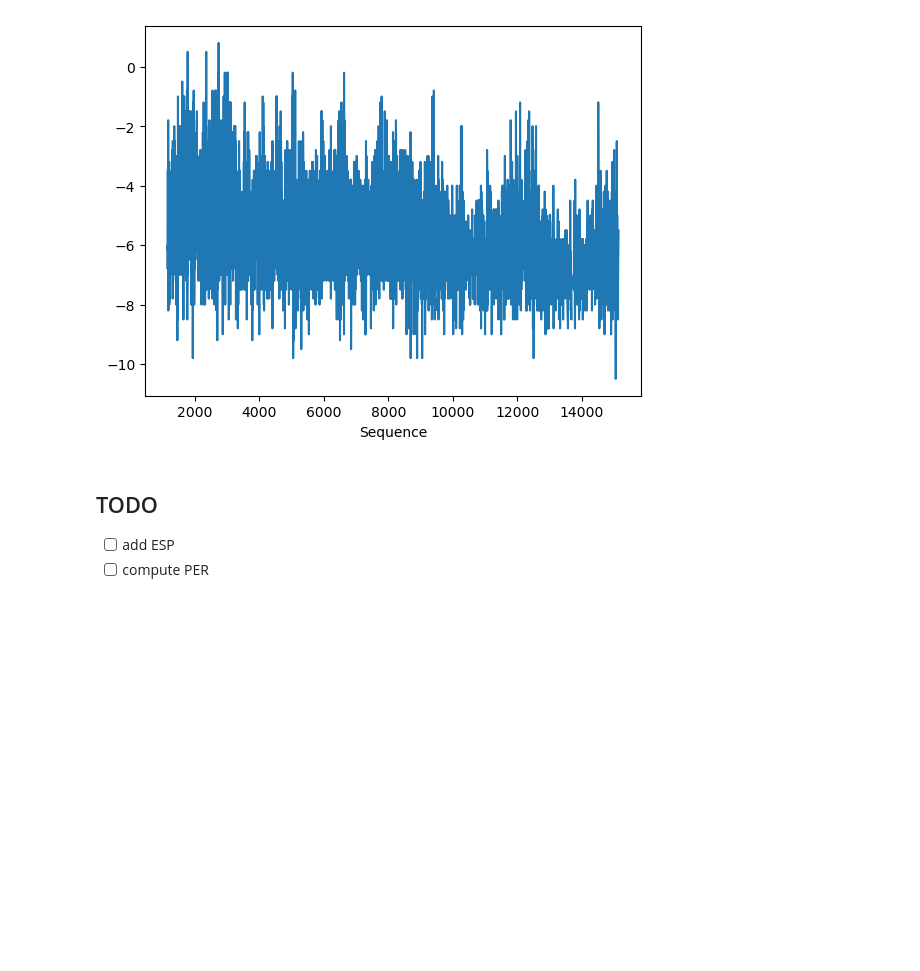
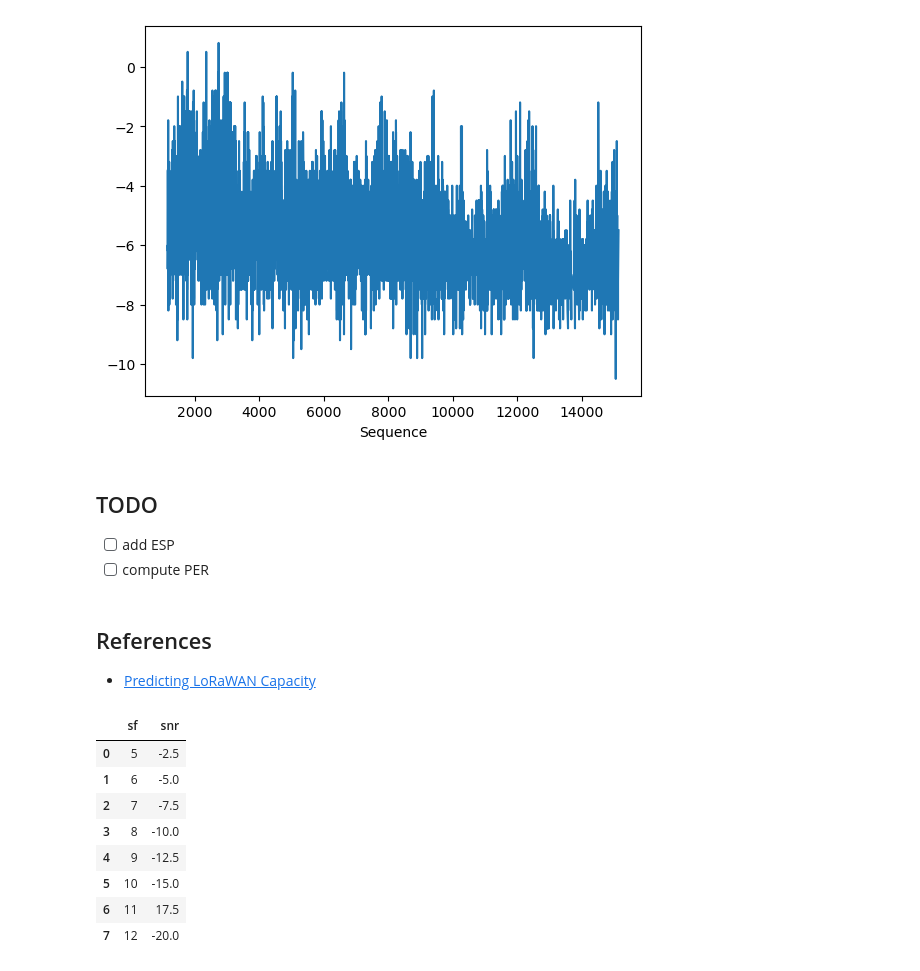
Before and after one commit to CampusIoT/datasets, a Jupyter notebook: SaintEynard/notebooks/refugegouter.ipynb, the cells around one changed output. Saved outputs shown, nothing was run; the diff lists cells and outputs as text; code cells hidden in the pictures; blank space fills up the shorter version.

```diff
--- a/SaintEynard/notebooks/refugegouter.ipynb
+++ b/SaintEynard/notebooks/refugegouter.ipynb
@@ -88,3 +95,22 @@ plt.show()
 ## TODO
 * [ ] add ESP
 * [ ] compute PER
+# %% [markdown]
+## References
+* [Predicting LoRaWAN Capacity](https://lora-developers.semtech.com/documentation/tech-papers-and-guides/predicting-lorawan-capacity/)
+# %%
+# Table 1: Data Rates and Required Signal-to-Noise Ratios in [Predicting LoRaWAN Capacity](https://lora-developers.semtech.com/documentation/tech-papers-and-guides/predicting-lorawan-capacity/)
+required_snr = pd.DataFrame(data={ \
+    'sf': [5, 6, 7, 8, 9, 10, 11, 12], \
+    'snr': [-2.5, -5, -7.5, -10, -12.5, -15, 17.5, -20]})
+required_snr
+# %% [output]
+|  | sf | snr |
+| 0 | 5 | -2.5 |
+| 1 | 6 | -5.0 |
+| 2 | 7 | -7.5 |
+| 3 | 8 | -10.0 |
+| 4 | 9 | -12.5 |
+| 5 | 10 | -15.0 |
+| 6 | 11 | 17.5 |
+| 7 | 12 | -20.0 |
```
Also changed, not shown: parts of 2 cells of this notebook.
